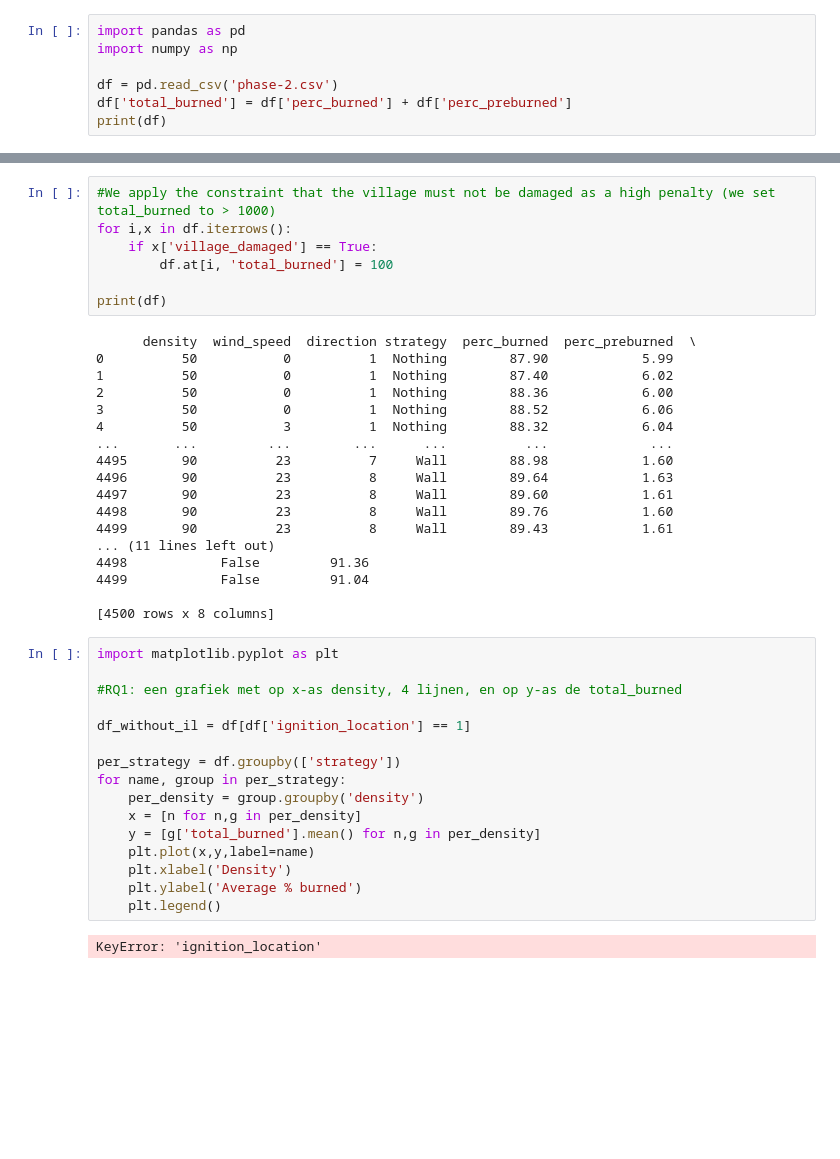
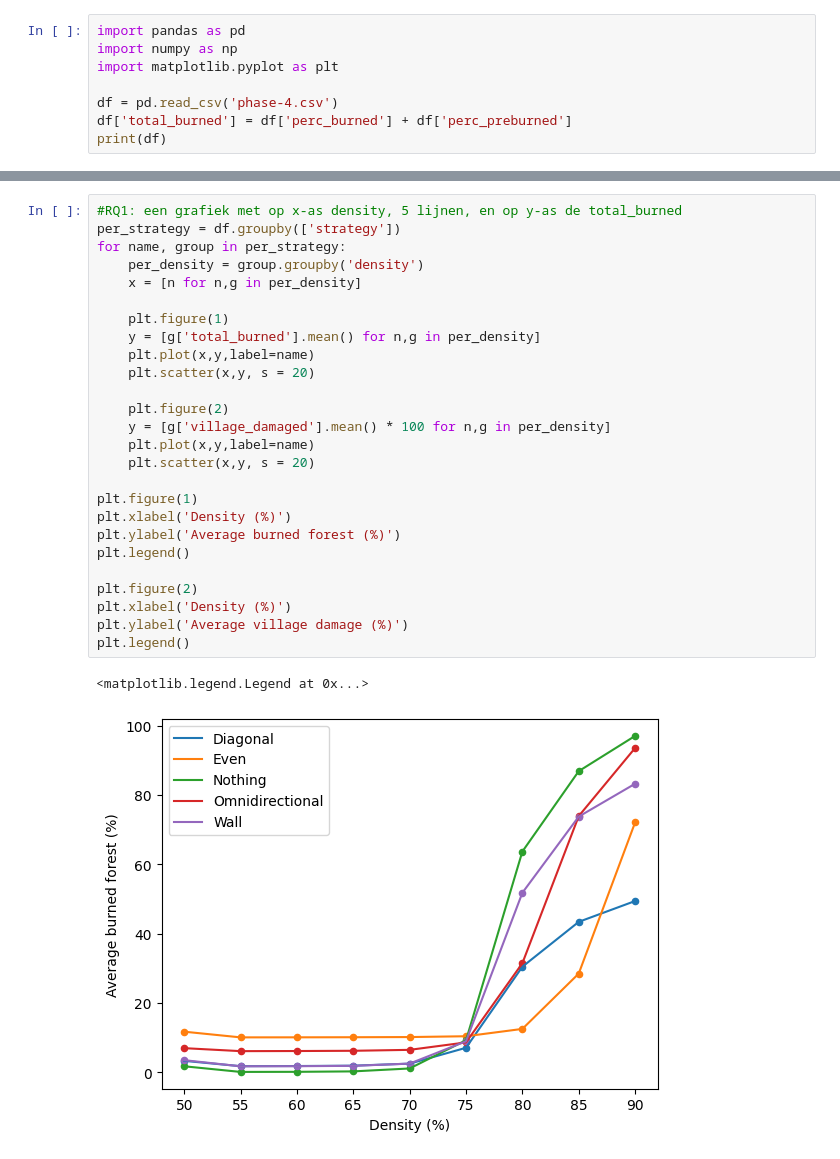
Before and after one commit to reijer-dev/rmai2024, a Jupyter notebook: analyze.ipynb, the cells around one changed output, grey strips where cells are left out. Cells and saved outputs as stored; diff of their text form; blank space fills up the shorter version.

```diff
--- a/analyze.ipynb
+++ b/analyze.ipynb
@@ -1,8 +1,9 @@
 # %%
 import pandas as pd
 import numpy as np
+import matplotlib.pyplot as plt
 
-df = pd.read_csv('phase-2.csv')
+df = pd.read_csv('phase-4.csv')
 df['total_burned'] = df['perc_burned'] + df['perc_preburned']
 print(df)
 # %% [output]
@@ -26,43 +27,29 @@ print(df)
-# %%
-#We apply the constraint that the village must not be damaged as a high penalty (we set total_burned to > 1000)
-for i,x in df.iterrows():
-    if x['village_damaged'] == True:
-        df.at[i, 'total_burned'] = 100
-
-print(df)
-# %% [output]
-      density  wind_speed  direction strategy  perc_burned  perc_preburned  \
-0          50           0          1  Nothing        87.90            5.99
-1          50           0          1  Nothing        87.40            6.02
-2          50           0          1  Nothing        88.36            6.00
-3          50           0          1  Nothing        88.52            6.06
-4          50           3          1  Nothing        88.32            6.04
-...       ...         ...        ...      ...          ...             ...
-4495       90          23          7     Wall        88.98            1.60
-4496       90          23          8     Wall        89.64            1.63
-4497       90          23          8     Wall        89.60            1.61
-4498       90          23          8     Wall        89.76            1.60
-4499       90          23          8     Wall        89.43            1.61
-... (11 lines left out)
-4498            False         91.36
-4499            False         91.04
-
-[4500 rows x 8 columns]
 # %%
-import matplotlib.pyplot as plt
-
-#RQ1: een grafiek met op x-as density, 4 lijnen, en op y-as de total_burned
-
-df_without_il = df[df['ignition_location'] == 1]
-
+#RQ1: een grafiek met op x-as density, 5 lijnen, en op y-as de total_burned
 per_strategy = df.groupby(['strategy'])
 for name, group in per_strategy:
     per_density = group.groupby('density')
     x = [n for n,g in per_density]
+
+    plt.figure(1)
     y = [g['total_burned'].mean() for n,g in per_density]
     plt.plot(x,y,label=name)
-    plt.xlabel('Density')
-    plt.ylabel('Average % burned')
-    plt.legend()
+    plt.scatter(x,y, s = 20)
+
+    plt.figure(2)
+    y = [g['village_damaged'].mean() * 100 for n,g in per_density]
+    plt.plot(x,y,label=name)
+    plt.scatter(x,y, s = 20)
+
+plt.figure(1)
+plt.xlabel('Density (%)')
+plt.ylabel('Average burned forest (%)')
+plt.legend()
+
+plt.figure(2)
+plt.xlabel('Density (%)')
+plt.ylabel('Average village damage (%)')
+plt.legend()
 # %% [output]
-KeyError: 'ignition_location'
+<matplotlib.legend.Legend at 0x...>
+[figure, added]
```
Also changed, not shown: parts of 6 cells of this notebook, 1 other file.
